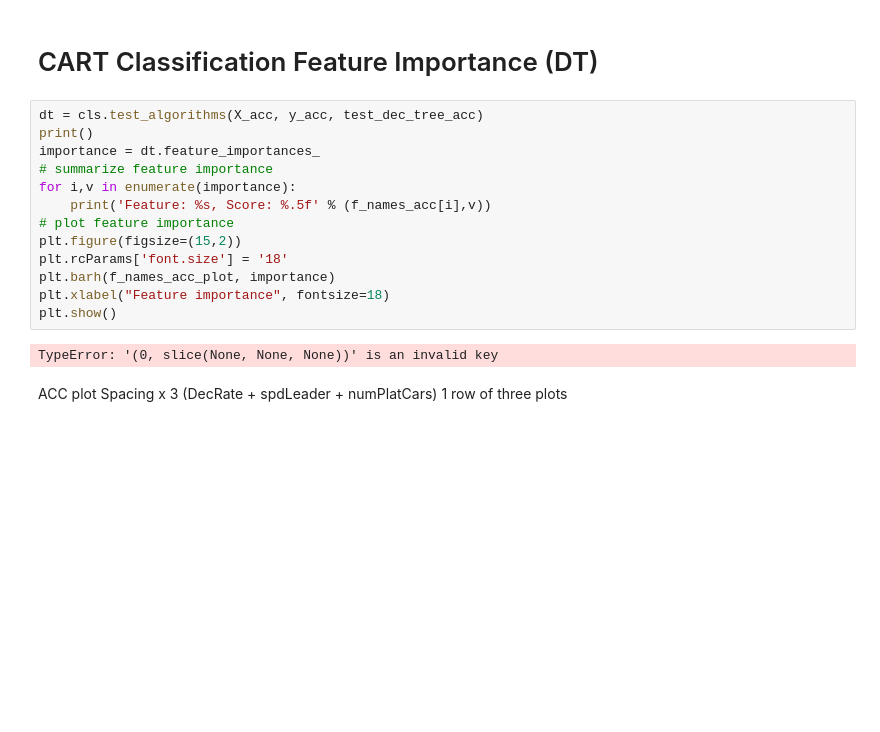
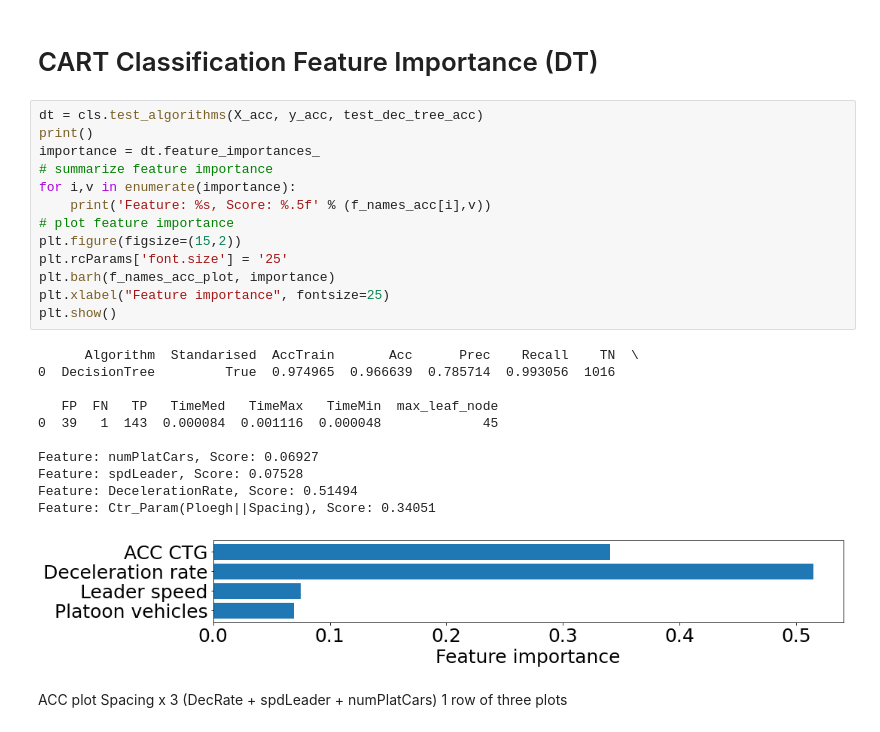
Before and after one commit to Gorospe/PredictCollision, a Jupyter notebook: src/FeatureImportance_truncated.ipynb, the cells around one changed output. Drawn from its saved outputs; the diff is of its cells as text; blank space fills up the shorter version.

```diff
--- a/src/FeatureImportance_truncated.ipynb
+++ b/src/FeatureImportance_truncated.ipynb
@@ -68,18 +70,28 @@ def test_dec_tree_acc(X_train, y_train, X_test, y_test, X_train_std, X_test_std)
 # %%
 dt = cls.test_algorithms(X_acc, y_acc, test_dec_tree_acc)
 print()
 importance = dt.feature_importances_
 # summarize feature importance
 for i,v in enumerate(importance):
 	print('Feature: %s, Score: %.5f' % (f_names_acc[i],v))
 # plot feature importance
 plt.figure(figsize=(15,2))
-plt.rcParams['font.size'] = '18'
+plt.rcParams['font.size'] = '25'
 plt.barh(f_names_acc_plot, importance)
-plt.xlabel("Feature importance", fontsize=18)
+plt.xlabel("Feature importance", fontsize=25)
 plt.show()
 # %% [output]
-TypeError: '(0, slice(None, None, None))' is an invalid key
+      Algorithm  Standarised  AccTrain       Acc      Prec    Recall    TN  \
+0  DecisionTree         True  0.974965  0.966639  0.785714  0.993056  1016
+
+   FP  FN   TP   TimeMed   TimeMax   TimeMin  max_leaf_node
+0  39   1  143  0.000084  0.001116  0.000048             45
+
+Feature: numPlatCars, Score: 0.06927
+Feature: spdLeader, Score: 0.07528
+Feature: DecelerationRate, Score: 0.51494
+Feature: Ctr_Param(Ploegh||Spacing), Score: 0.34051
+[figure, added]
 # %% [markdown]
 ACC plot
 Spacing x 3 (DecRate + spdLeader + numPlatCars)
```
Also changed, not shown: parts of 13 cells of this notebook, 11 other files.
